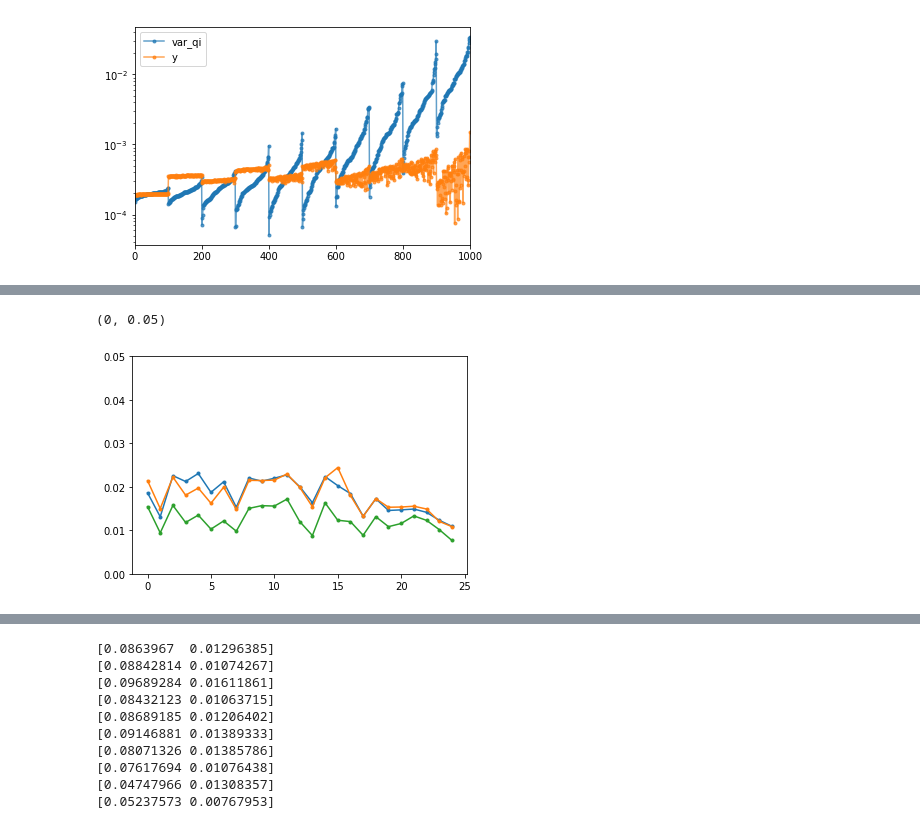
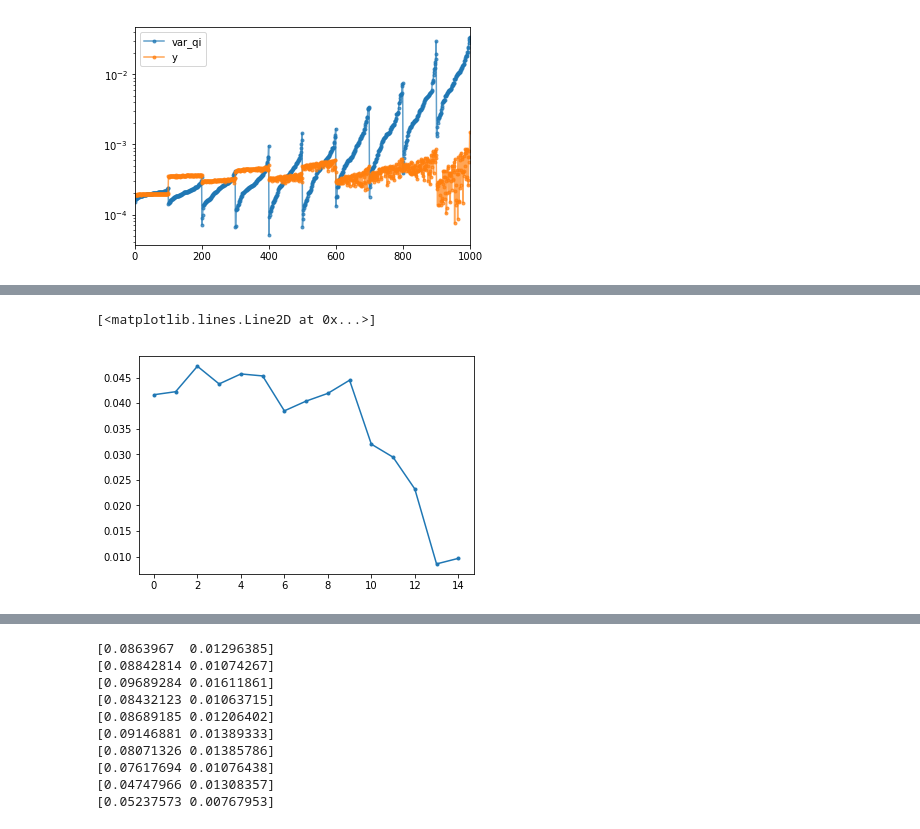
Before and after one commit to matuteiglesias/French_exports_bkp, a Jupyter notebook: code/notebooks/Partial dependence of agg_var on q_var.ipynb, the cells around one changed output, grey strips where cells are left out. Saved outputs shown, nothing was run; the diff lists cells and outputs as text; code cells hidden in the pictures.

```diff
--- a/code/notebooks/Partial dependence of agg_var on q_var.ipynb
+++ b/code/notebooks/Partial dependence of agg_var on q_var.ipynb
@@ -137,0 +393,6 @@ df_xy = pd.concat(df_xy_list)
+# %%
+for Q in [10, 15]:
+    x = df_.loc[Q]['x0']
+    y = df_.loc[Q]['b']
+    z = np.polyfit(x, y, 1)
+    print(z)
@@ -137,0 +402,13 @@ df_xy = pd.concat(df_xy_list)
+# %%
+def qvars_fits(degree = 1):
+    fits = []
+    for q in range(Q_):
+        df_xy_q = df_xy.loc[df_xy.q == q]
+        # points
+        x = df_xy_q.var_qi
+        y = df_xy_q.y
+        # fit
+        z = np.polyfit(x, y, degree)
+        fits += [z]
+    fits = np.array(fits)
+    return fits
@@ -181,5 +496,6 @@ plt.show()
 # %%
-def parabola(x, a, b, c):
-    return a * x**2 + b * x + c
+def dx2(x, a, b, c):
+    return 2 * a * x + b
 
-partial_devs_2 = np.array([parabola(np.median(x), *pars) for pars in fits])
+def dx(x, a, b):
+    return a
@@ -191,10 +502,12 @@ partial_devs_1 = np.array([linear(np.median(x), *pars) for pars in fits])
+# %%
+partial_devs_1 = np.array([dx(np.median(x), *pars) for pars in qvars_fits(1)])
+partial_devs_2 = np.array([dx2(np.median(x), *pars) for pars in qvars_fits(2)])
 # %%
-
-plt.plot(range(Q_), partial_devs, marker = '.')
 plt.plot(range(Q_), partial_devs_1, marker = '.')
+# plt.plot(range(Q_), partial_devs_2, marker = '.')
 # plt.plot(range(Q_), fits[:, 0], marker = '.')
-plt.plot(range(Q_), fits[:, 1], marker = '.')
-plt.ylim(0, .05)
+# plt.plot(range(Q_), fits[:, 1], marker = '.')
+# plt.ylim(0, .07)
 # %% [output]
-(0, 0.05)
+[<matplotlib.lines.Line2D at 0x...>]
-[figure, old version]
+[figure, new version]
```
Also changed, not shown: parts of 33 cells of this notebook, 2 other files.
